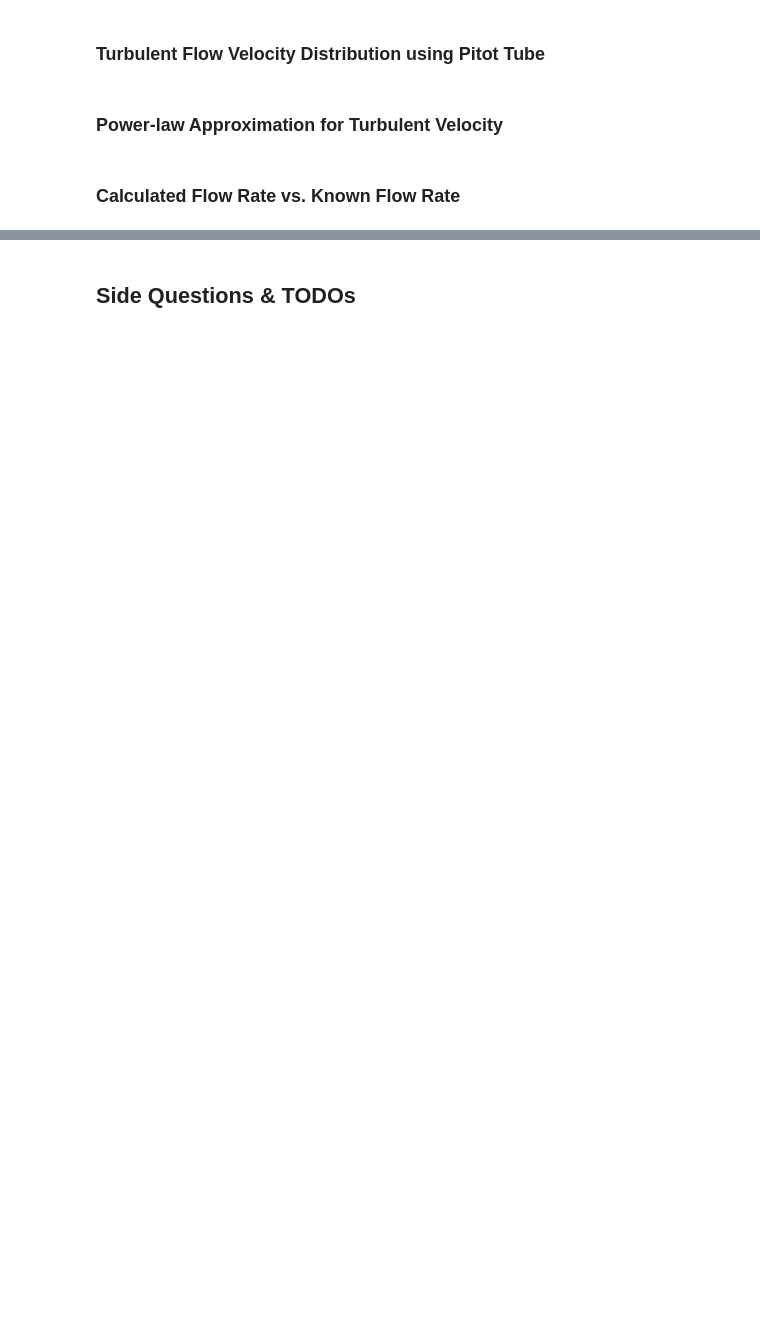
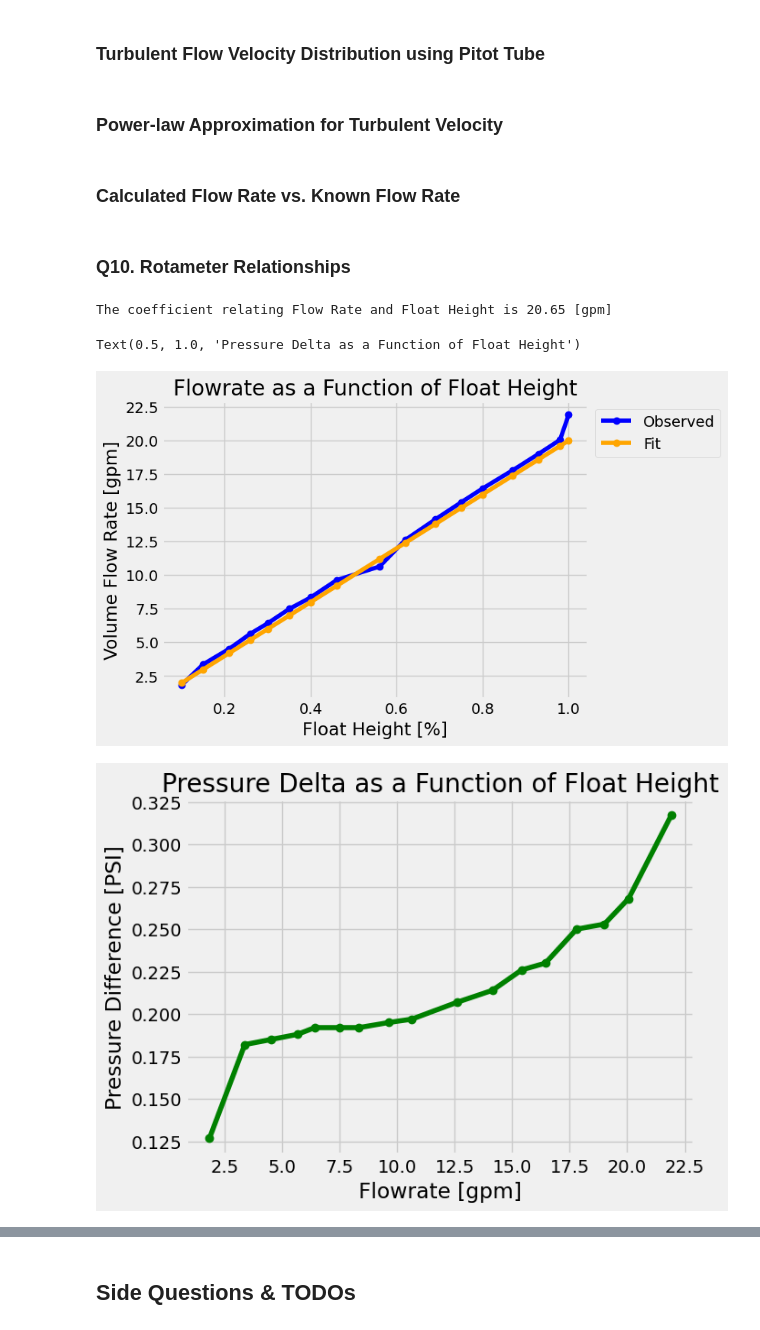
Before and after one commit to AshKuhlmann/CBE154, a Jupyter notebook: Flow Measurement - Data Analysis.ipynb, the cells around one changed output, grey strips where cells are left out. Drawn from its saved outputs; the diff is of its cells as text; code cells hidden in the pictures; blank space fills up the shorter version.

Commit message:
separate branch

```diff
--- a/Flow Measurement - Data Analysis.ipynb
+++ b/Flow Measurement - Data Analysis.ipynb
@@ -187,3 +240,45 @@ What is pressure recovery in a Venturi Meter? How is it calculated/measured?
 ### Power-law Approximation for Turbulent Velocity
 # %% [markdown]
 ### Calculated Flow Rate vs. Known Flow Rate
+# %% [markdown]
+### Q10. Rotameter Relationships
+# %%
+# import the excel sheet
+rotameter_data = pd.read_excel('P10_Rotameter.xlsx')
+# drop unnecessary columns
+rotameter_data = rotameter_data.drop(['TM'],axis=1)
+
+# obtain data
+x_floatheight = rotameter_data["Float_Height_%"].tolist()
+y_flowrate = rotameter_data["Flowrate_GPM"].tolist()
+y_delta_p = rotameter_data["delta_P_PSI"].tolist()
+
+# plot flowrate v. float height
+plt.figure() # separates this figure from below
+plt.plot(x_floatheight, y_flowrate, color='blue', marker='o')
+plt.ylabel('Volume Flow Rate [gpm]')
+plt.xlabel('Float Height [%]')
+plt.title("Flowrate as a Function of Float Height")
+
+# estimate coefficients
+coefficients = np.polyfit(x_floatheight, y_flowrate, 1)
+print(f"The coefficient relating Flow Rate and Float Height is {coefficients[0]:.2f} [gpm]")
+
+# plot the best fit flowrate v. float height
+y_flowrate_est = int(coefficients[0])*np.array(x_floatheight) + int(coefficients[1])
+plt.plot(x_floatheight, y_flowrate_est, color='orange', marker='o')
+plt.legend(['Observed', 'Fit'],
+           bbox_to_anchor=(1.0, 1), loc='upper left')
+
+# plot delta p v. float height
+plt.figure()
+x_flowrate = y_flowrate
+plt.plot(x_flowrate, y_delta_p, color='green', marker='o')
+plt.ylabel('Pressure Difference [PSI]')
+plt.xlabel('Flowrate [gpm]')
+plt.title("Pressure Delta as a Function of Float Height")
+# %% [output]
+The coefficient relating Flow Rate and Float Height is 20.65 [gpm]
+Text(0.5, 1.0, 'Pressure Delta as a Function of Float Height')
+[figure, added]
+[figure, added]
```
Also changed, not shown: parts of 8 cells of this notebook, 2 other files.
